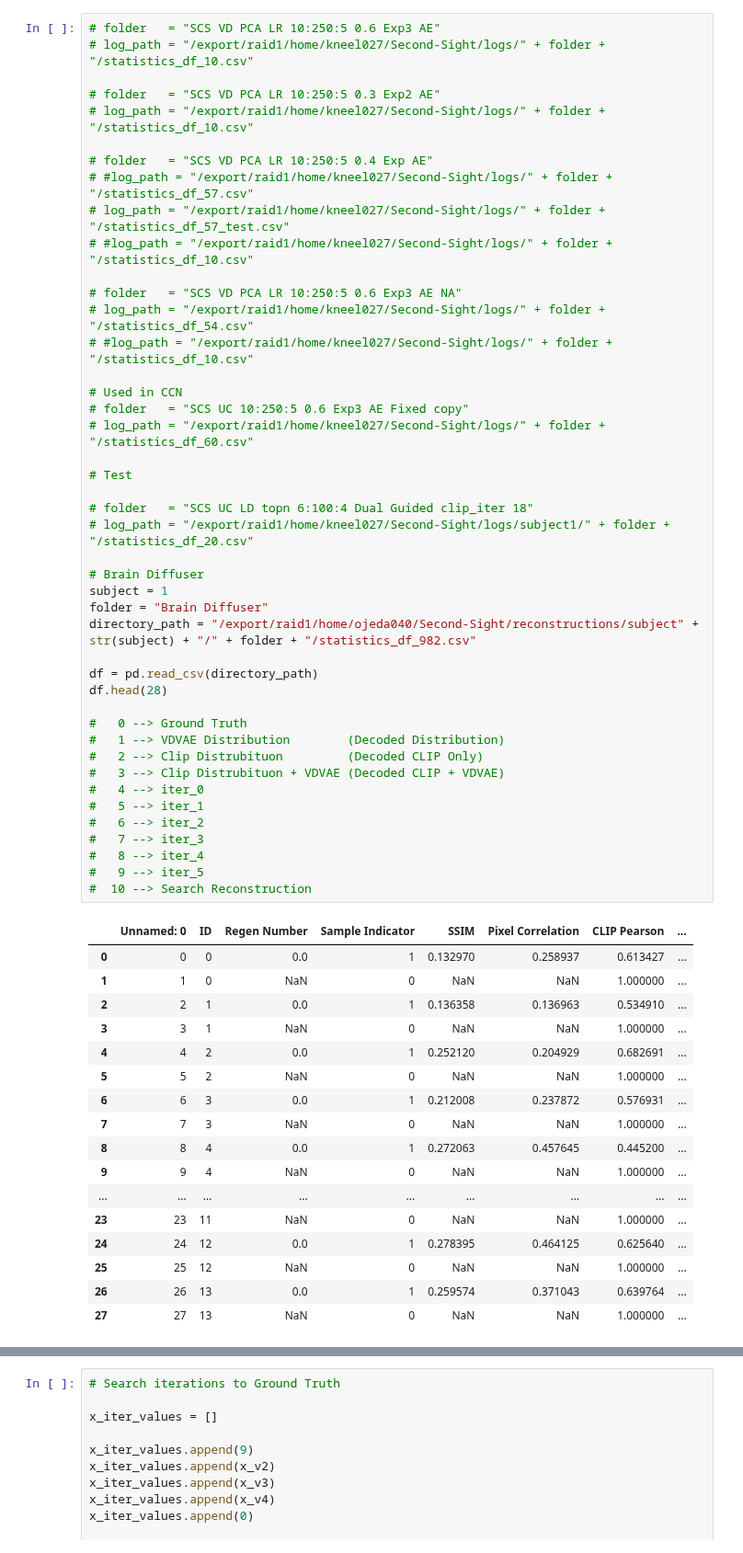
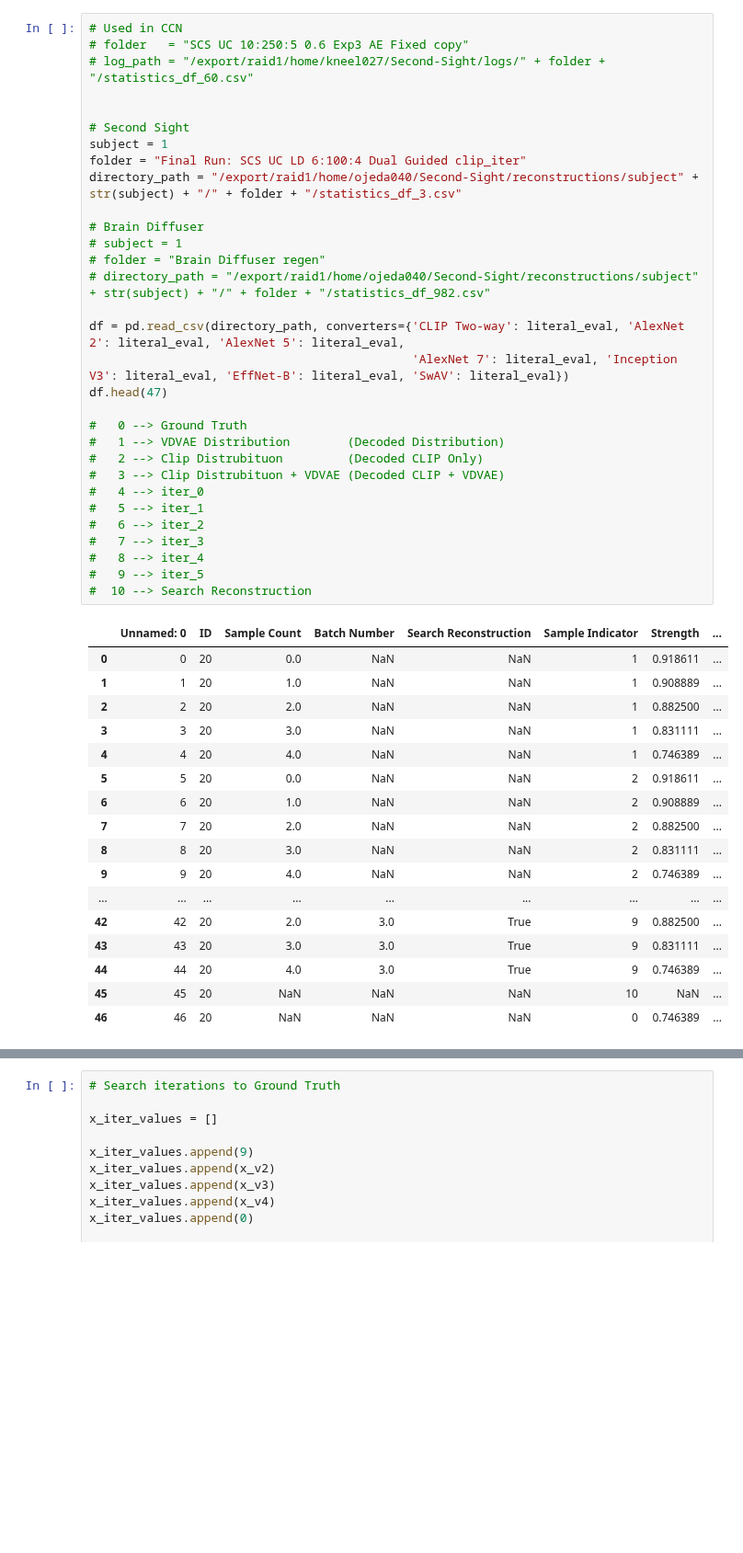
Before and after one commit to reesekneeland/Second-Sight, a Jupyter notebook: scripts/prepare_figures.ipynb, the cells around one changed output, grey strips where cells are left out. Shown at 92% size. Saved outputs shown, nothing was run; the diff lists cells and outputs as text; blank space fills up the shorter version.

Commit message:
Dataframe and stats update

```diff
--- a/scripts/prepare_figures.ipynb
+++ b/scripts/prepare_figures.ipynb
@@ -18,62 +21,49 @@ from stochastic_search import StochasticSearch
 # %%
-# folder   = "SCS VD PCA LR 10:250:5 0.6 Exp3 AE"
-# log_path = "/export/raid1/home/kneel027/Second-Sight/logs/" + folder + "/statistics_df_10.csv"
-
-# folder   = "SCS VD PCA LR 10:250:5 0.3 Exp2 AE"
-# log_path = "/export/raid1/home/kneel027/Second-Sight/logs/" + folder + "/statistics_df_10.csv"
-
-# folder   = "SCS VD PCA LR 10:250:5 0.4 Exp AE"
-# #log_path = "/export/raid1/home/kneel027/Second-Sight/logs/" + folder + "/statistics_df_57.csv"
-# log_path = "/export/raid1/home/kneel027/Second-Sight/logs/" + folder + "/statistics_df_57_test.csv"
-# #log_path = "/export/raid1/home/kneel027/Second-Sight/logs/" + folder + "/statistics_df_10.csv"
-
-# folder   = "SCS VD PCA LR 10:250:5 0.6 Exp3 AE NA"
-# log_path = "/export/raid1/home/kneel027/Second-Sight/logs/" + folder + "/statistics_df_54.csv"
-# #log_path = "/export/raid1/home/kneel027/Second-Sight/logs/" + folder + "/statistics_df_10.csv"
-
 # Used in CCN
 # folder   = "SCS UC 10:250:5 0.6 Exp3 AE Fixed copy"
 # log_path = "/export/raid1/home/kneel027/Second-Sight/logs/" + folder + "/statistics_df_60.csv"
 
-# Test
 
-# folder   = "SCS UC LD topn 6:100:4 Dual Guided clip_iter 18"
-# log_path = "/export/raid1/home/kneel027/Second-Sight/logs/subject1/" + folder + "/statistics_df_20.csv"
+# Second Sight
+subject = 1
+folder = "Final Run: SCS UC LD 6:100:4 Dual Guided clip_iter"
+directory_path = "/export/raid1/home/ojeda040/Second-Sight/reconstructions/subject" + str(subject) + "/" + folder + "/statistics_df_3.csv"
 
 # Brain Diffuser
-subject = 1
-folder = "Brain Diffuser"
-directory_path = "/export/raid1/home/ojeda040/Second-Sight/reconstructions/subject" + str(subject) + "/" + folder + "/statistics_df_982.csv"
+# subject = 1
+# folder = "Brain Diffuser regen"
+# directory_path = "/export/raid1/home/ojeda040/Second-Sight/reconstructions/subject" + str(subject) + "/" + folder + "/statistics_df_982.csv"
 
-df = pd.read_csv(directory_path)
-df.head(28)
+df = pd.read_csv(directory_path, converters={'CLIP Two-way': literal_eval, 'AlexNet 2': literal_eval, 'AlexNet 5': literal_eval,
+                                             'AlexNet 7': literal_eval, 'Inception V3': literal_eval, 'EffNet-B': literal_eval, 'SwAV': literal_eval})
+df.head(47)
 
 #   0 --> Ground Truth
 #   1 --> VDVAE Distribution        (Decoded Distribution)
 #   2 --> Clip Distrubituon         (Decoded CLIP Only)
 #   3 --> Clip Distrubituon + VDVAE (Decoded CLIP + VDVAE)
 #   4 --> iter_0
 #   5 --> iter_1
 #   6 --> iter_2
 #   7 --> iter_3
 #   8 --> iter_4
 #   9 --> iter_5
 #  10 --> Search Reconstruction
 # %% [output]
-|  | Unnamed: 0 | ID | Regen Number | Sample Indicator | SSIM | Pixel Correlation | CLIP Pearson | ... |
-| 0 | 0 | 0 | 0.0 | 1 | 0.132970 | 0.258937 | 0.613427 | ... |
-| 1 | 1 | 0 | NaN | 0 | NaN | NaN | 1.000000 | ... |
-| 2 | 2 | 1 | 0.0 | 1 | 0.136358 | 0.136963 | 0.534910 | ... |
-| 3 | 3 | 1 | NaN | 0 | NaN | NaN | 1.000000 | ... |
-| 4 | 4 | 2 | 0.0 | 1 | 0.252120 | 0.204929 | 0.682691 | ... |
-| 5 | 5 | 2 | NaN | 0 | NaN | NaN | 1.000000 | ... |
-| 6 | 6 | 3 | 0.0 | 1 | 0.212008 | 0.237872 | 0.576931 | ... |
-| 7 | 7 | 3 | NaN | 0 | NaN | NaN | 1.000000 | ... |
-| 8 | 8 | 4 | 0.0 | 1 | 0.272063 | 0.457645 | 0.445200 | ... |
-| 9 | 9 | 4 | NaN | 0 | NaN | NaN | 1.000000 | ... |
+|  | Unnamed: 0 | ID | Sample Count | Batch Number | Search Reconstruction | Sample Indicator | Strength | ... |
+| 0 | 0 | 20 | 0.0 | NaN | NaN | 1 | 0.918611 | ... |
+| 1 | 1 | 20 | 1.0 | NaN | NaN | 1 | 0.908889 | ... |
+| 2 | 2 | 20 | 2.0 | NaN | NaN | 1 | 0.882500 | ... |
+| 3 | 3 | 20 | 3.0 | NaN | NaN | 1 | 0.831111 | ... |
+| 4 | 4 | 20 | 4.0 | NaN | NaN | 1 | 0.746389 | ... |
+| 5 | 5 | 20 | 0.0 | NaN | NaN | 2 | 0.918611 | ... |
+| 6 | 6 | 20 | 1.0 | NaN | NaN | 2 | 0.908889 | ... |
+| 7 | 7 | 20 | 2.0 | NaN | NaN | 2 | 0.882500 | ... |
+| 8 | 8 | 20 | 3.0 | NaN | NaN | 2 | 0.831111 | ... |
+| 9 | 9 | 20 | 4.0 | NaN | NaN | 2 | 0.746389 | ... |
 | ... | ... | ... | ... | ... | ... | ... | ... | ... |
-| 23 | 23 | 11 | NaN | 0 | NaN | NaN | 1.000000 | ... |
-| 24 | 24 | 12 | 0.0 | 1 | 0.278395 | 0.464125 | 0.625640 | ... |
-| 25 | 25 | 12 | NaN | 0 | NaN | NaN | 1.000000 | ... |
-| 26 | 26 | 13 | 0.0 | 1 | 0.259574 | 0.371043 | 0.639764 | ... |
-| 27 | 27 | 13 | NaN | 0 | NaN | NaN | 1.000000 | ... |
+| 42 | 42 | 20 | 2.0 | 3.0 | True | 9 | 0.882500 | ... |
+| 43 | 43 | 20 | 3.0 | 3.0 | True | 9 | 0.831111 | ... |
+| 44 | 44 | 20 | 4.0 | 3.0 | True | 9 | 0.746389 | ... |
+| 45 | 45 | 20 | NaN | NaN | NaN | 10 | NaN | ... |
+| 46 | 46 | 20 | NaN | NaN | NaN | 0 | 0.746389 | ... |
```
Also changed, not shown: parts of 9 cells of this notebook, 2 other files.
